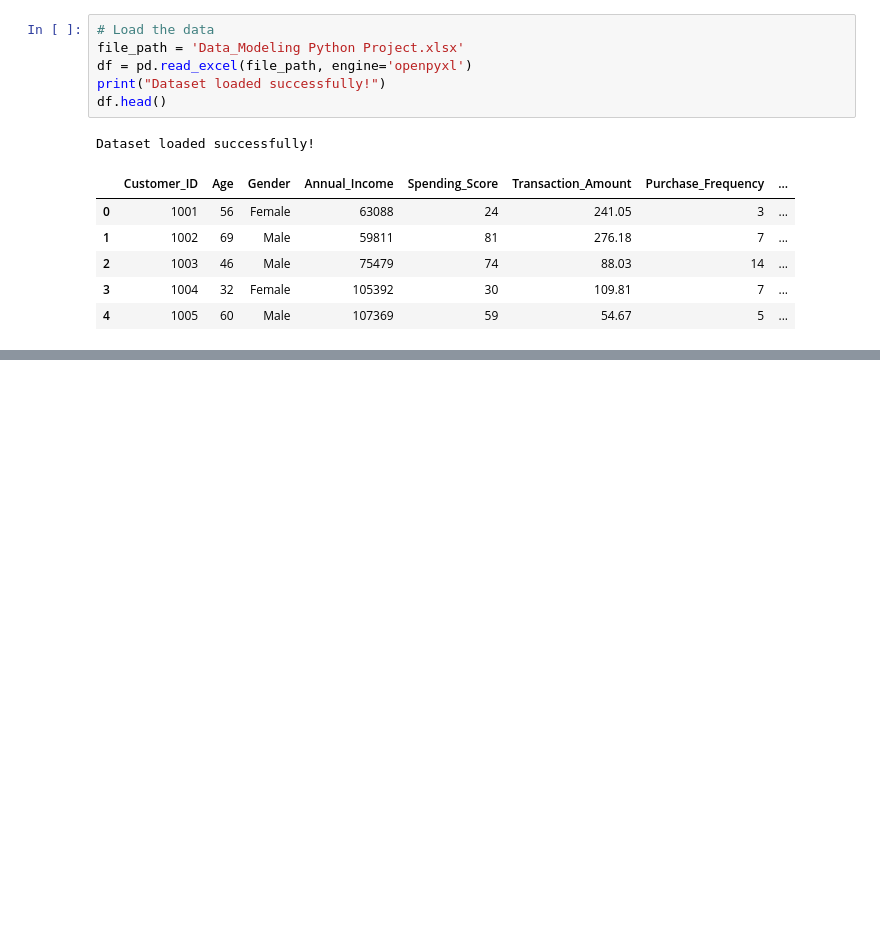
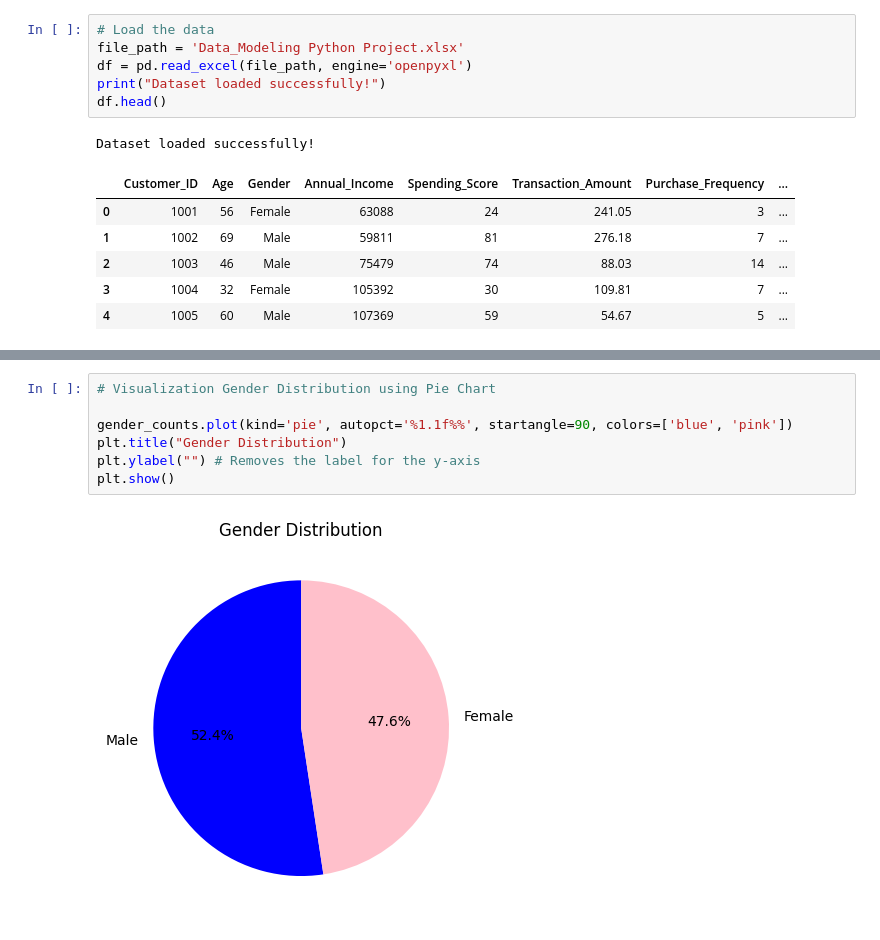
Before and after one commit to ann2018nyamu/Machine_Learning-Project, a Jupyter notebook: customer_analysis.ipynb, the cells around one changed output, grey strips where cells are left out. Cells and saved outputs as stored; diff of their text form; blank space fills up the shorter version.

```diff
--- a/customer_analysis.ipynb
+++ b/customer_analysis.ipynb
@@ -22,0 +97,9 @@ Dataset loaded successfully!
+# %%
+# Visualization Gender Distribution using Pie Chart
+
+gender_counts.plot(kind='pie', autopct='%1.1f%%', startangle=90, colors=['blue', 'pink'])
+plt.title("Gender Distribution")
+plt.ylabel("") # Removes the label for the y-axis
+plt.show()
+# %% [output]
+[figure, added]
```
Also changed, not shown: parts of 10 cells of this notebook.
